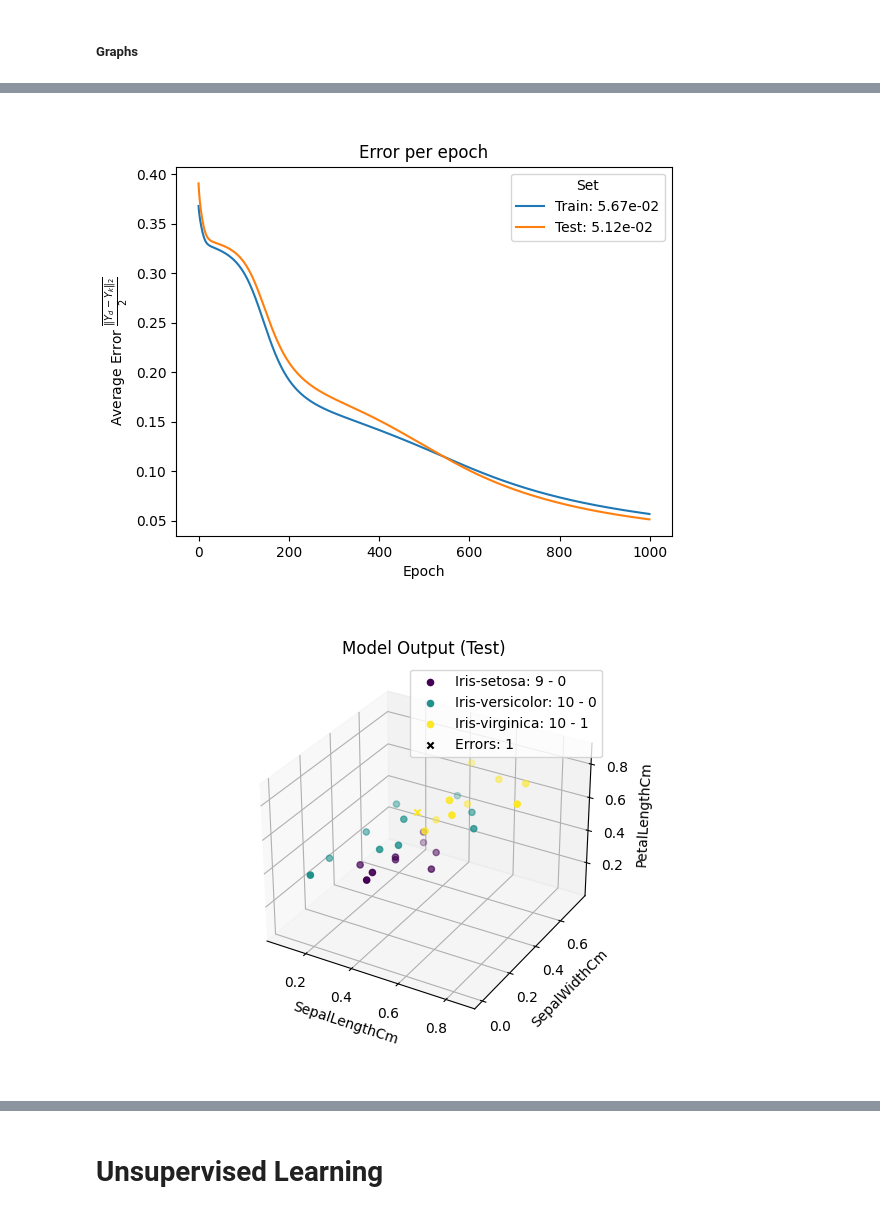
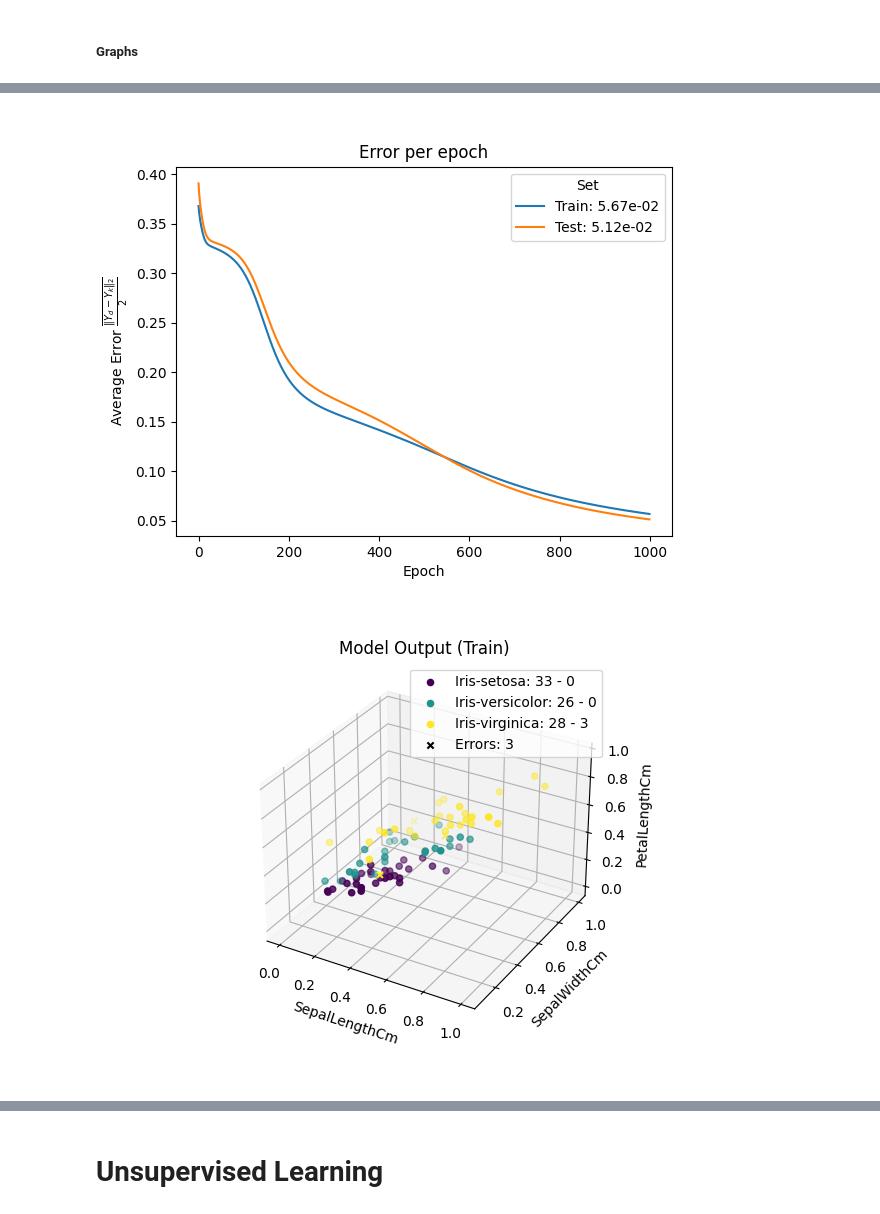
Before and after one commit to aortega0703/AI-pipeline, a Jupyter notebook: pipeline.ipynb, the cells around one changed output, grey strips where cells are left out. Cells and saved outputs as stored; diff of their text form; code cells hidden in the pictures.

```diff
--- a/pipeline.ipynb
+++ b/pipeline.ipynb
@@ -234,7 +234,7 @@ def sigmoid(x): return expit(x)
 def dsigmoid(x): return sigmoid(x) * (1 - sigmoid(x))
 
 
-def feedforward(X, phi, dphi, W, B=None, classify=False, Yd = None, full=False):
+def feedforward(X, phi, dphi, W, B=None, cluster=False, Yd = None, full=False):
     k = len(W) - 1
     V = [None] * (k+1)
     Y = [None] * (k+1)
@@ -244,9 +244,11 @@ def feedforward(X, phi, dphi, W, B=None, classify=False, Yd = None, full=False):
         if B != None:
             V[l] += B[l]
         Y[l] = phi(V[l])
-    if classify:
+    if cluster:
         Y[k] = softmax(V[k])
-    if Yd is not None:
+    if Yd is None:
+        E = 0
+    else:
         dE = Y[k] - Yd
         E = np.average(norm["Euclidean2"](Y[k] - Yd))/2
     if full:
@@ -325,33 +327,36 @@ set_axis_labels(ax, "Epoch",
     "Average Length of Gradients $\\overline{\\Vert\\delta_l\\Vert_2}$")
 
 plt.figure()
 ax = plt.axes(title=f"Error per epoch")
 ax.plot(range(epochs), E["Train"], label=f"Train: {E['Train'][-1]:.2e}")
 ax.plot(range(epochs), E["Test"], label=f"Test: {E['Test'][-1]:.2e}")
 plt.legend(title="Set")
 set_axis_labels(ax, "Epoch",
     "Average Error $\\frac{\\overline{\\Vert Y_d - Y_k\\Vert_2}}{2}$")
 
 if cluster:
-    plot_cluster(X_test, Y_test[-1], Ud = Yd_test, title="Model Output (Test)",
-        cluster_names=cluster_names[:3], axes_names=axes_names[:3])
+    for name, set in sets_S.items():
+        U, _ = feedforward(set[0], sigmoid, dsigmoid, W, B, cluster=True)
+        plot_cluster(set[0], U, Ud=set[1],
+            title=f"Model Output ({name})",
+            cluster_names=cluster_names[:3], axes_names=axes_names[:3])
 else:
     plot_N = 11
     ticks = np.linspace(1, len(Y_test), plot_N, dtype=int)
     plt.figure()
     ax = plt.axes(projection="3d", title=f"Output (Test)")
     ax.scatter(*X_test[:2, :], Yd_test, label="Reference", color='darkgreen')
     plt.legend()
     cmap = plt.get_cmap("inferno_r")
     cnorm = mpl.colors.Normalize(vmin=np.min(ticks), vmax=np.max(ticks))
     for c in ticks-1:
         ax.scatter(*X_test[:2, :], Y_test[c][0], color = cmap(cnorm(c)), alpha=0.5)
 
     sm = plt.cm.ScalarMappable(cmap=cmap, norm=cnorm)
     cbar = plt.colorbar(sm, ticks=ticks, ax=ax,
                         location="bottom", label="Epoch")
     set_axis_labels(ax, "$X_0$", "$X_1$", "$Y_0$")
 # %% [output]
 [figure]
 [figure]
-[figure, old version]
+[figure, new version]
```
Also changed, not shown: parts of 4 cells of this notebook.
